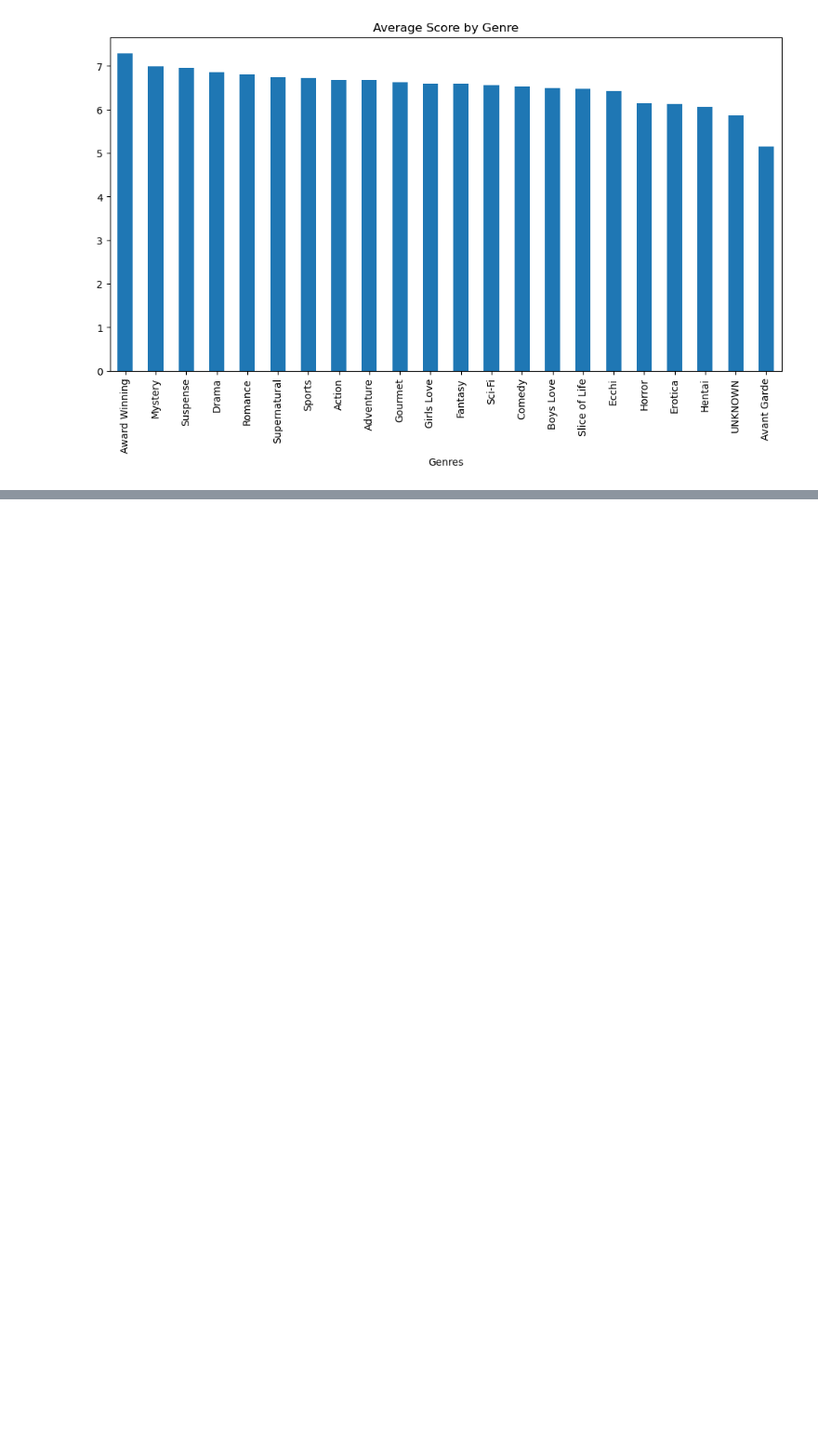
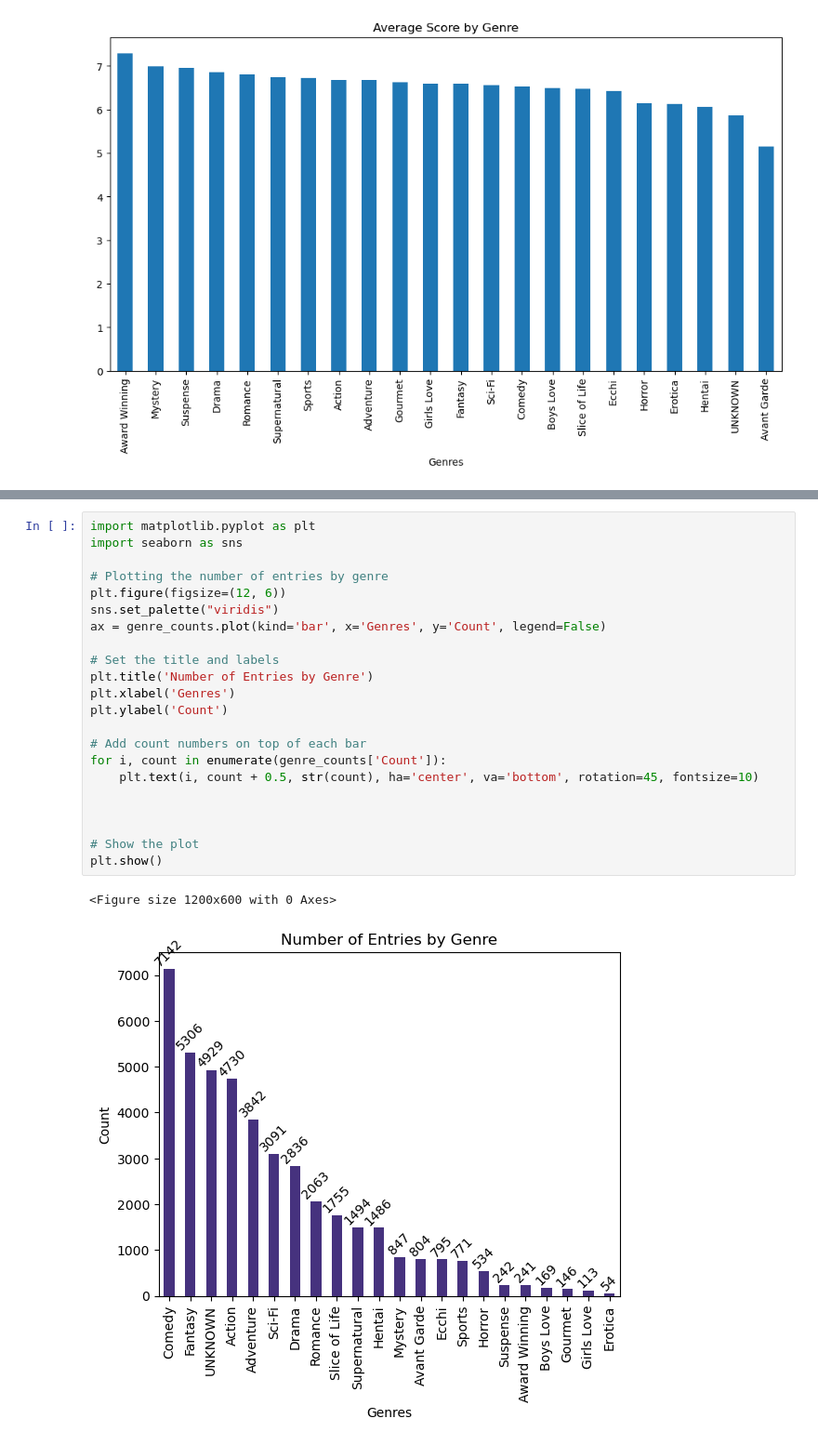
Before and after one commit to santiago20342/python-coruse, a Jupyter notebook: Projects/analysis/kira_anime.ipynb, the cells around one changed output, grey strips where cells are left out. Shown at 93% size. Drawn from its saved outputs; the diff is of its cells as text; blank space fills up the shorter version.

```diff
--- a/Projects/analysis/kira_anime.ipynb
+++ b/Projects/analysis/kira_anime.ipynb
@@ -143,0 +206,25 @@ average_score_by_genre.plot(kind='bar', figsize=(12, 6), title='Average Score by
+# %%
+import matplotlib.pyplot as plt
+import seaborn as sns
+
+# Plotting the number of entries by genre
+plt.figure(figsize=(12, 6))
+sns.set_palette("viridis")
+ax = genre_counts.plot(kind='bar', x='Genres', y='Count', legend=False)
+
+# Set the title and labels
+plt.title('Number of Entries by Genre')
+plt.xlabel('Genres')
+plt.ylabel('Count')
+
+# Add count numbers on top of each bar
+for i, count in enumerate(genre_counts['Count']):
+    plt.text(i, count + 0.5, str(count), ha='center', va='bottom', rotation=45, fontsize=10)
+
+
+
+# Show the plot
+plt.show()
+# %% [output]
+<Figure size 1200x600 with 0 Axes>
+[figure, added]
```
Also changed, not shown: parts of 5 cells of this notebook.
